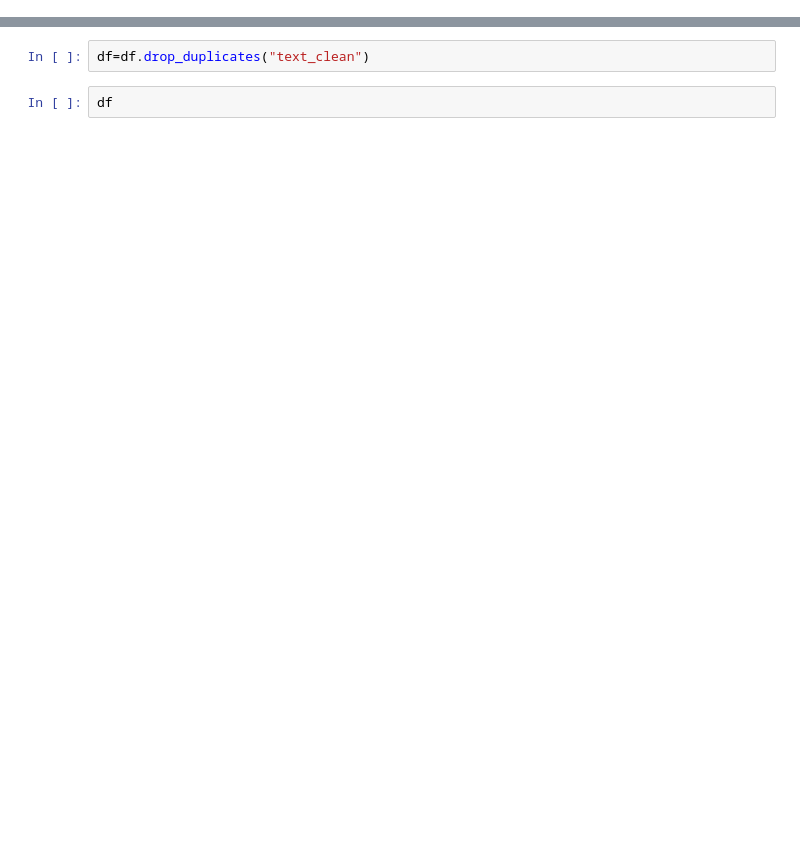
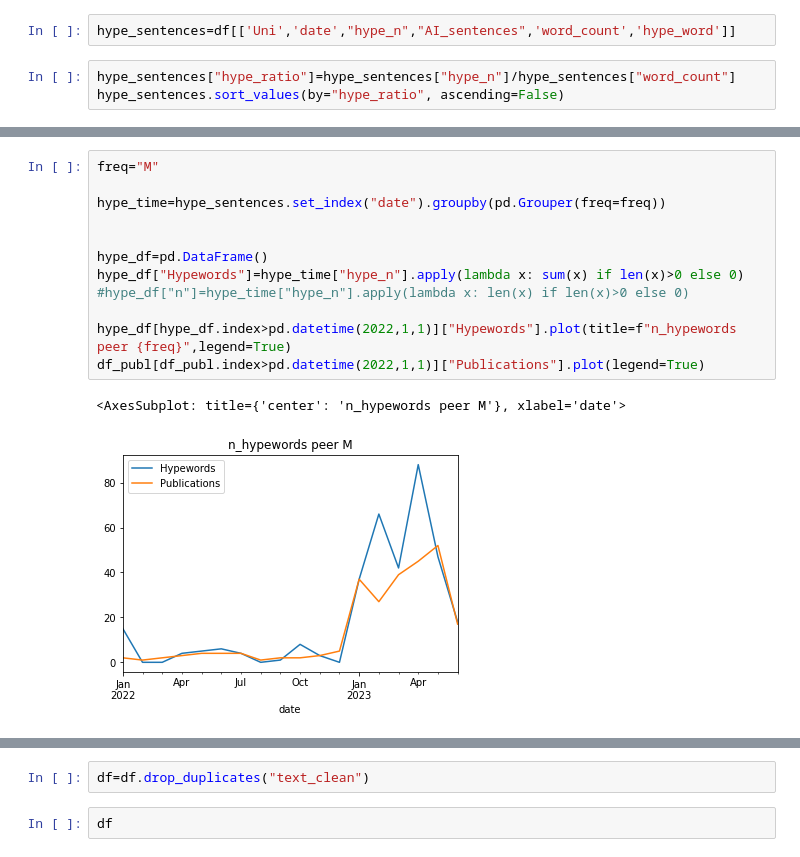
Before and after one commit to Klapperhorn/Zotero_HTML_annotation, a Jupyter notebook: file_analysis.ipynb, the cells around one changed output, grey strips where cells are left out. Drawn from its saved outputs; the diff is of its cells as text; blank space fills up the shorter version.

```diff
--- a/file_analysis.ipynb
+++ b/file_analysis.ipynb
@@ -56,0 +180,5 @@ AttributeError: 'Series' object has no attribute 'NoStopwords'
+# %%
+hype_sentences=df[['Uni','date',"hype_n","AI_sentences",'word_count','hype_word']]
+# %%
+hype_sentences["hype_ratio"]=hype_sentences["hype_n"]/hype_sentences["word_count"]
+hype_sentences.sort_values(by="hype_ratio", ascending=False)
@@ -56,0 +204,15 @@ AttributeError: 'Series' object has no attribute 'NoStopwords'
+# %%
+freq="M"
+
+hype_time=hype_sentences.set_index("date").groupby(pd.Grouper(freq=freq))
+
+
+hype_df=pd.DataFrame()
+hype_df["Hypewords"]=hype_time["hype_n"].apply(lambda x: sum(x) if len(x)>0 else 0)
+#hype_df["n"]=hype_time["hype_n"].apply(lambda x: len(x) if len(x)>0 else 0)
+
+hype_df[hype_df.index>pd.datetime(2022,1,1)]["Hypewords"].plot(title=f"n_hypewords peer {freq}",legend=True)
+df_publ[df_publ.index>pd.datetime(2022,1,1)]["Publications"].plot(legend=True)
+# %% [output]
+<AxesSubplot: title={'center': 'n_hypewords peer M'}, xlabel='date'>
+[figure, added]
```
Also changed, not shown: parts of 33 cells of this notebook.
